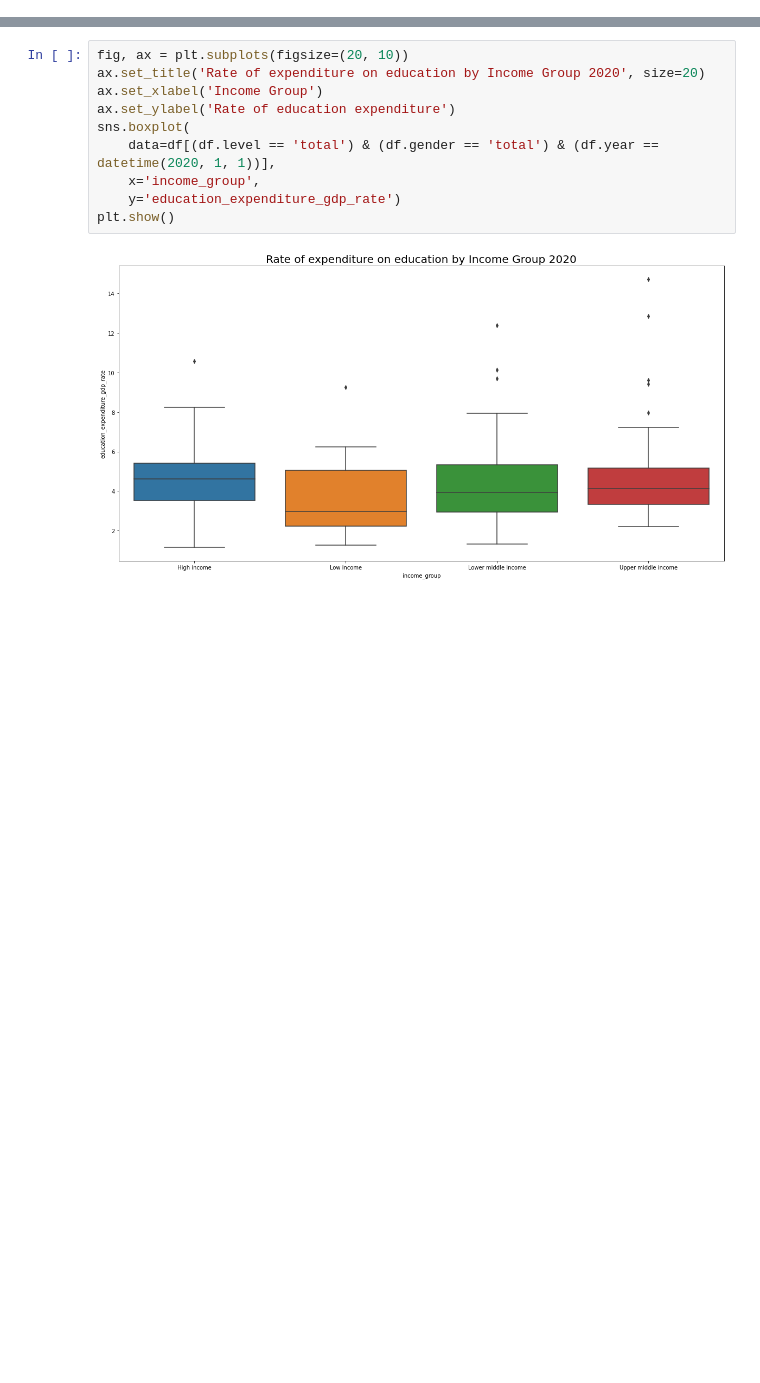
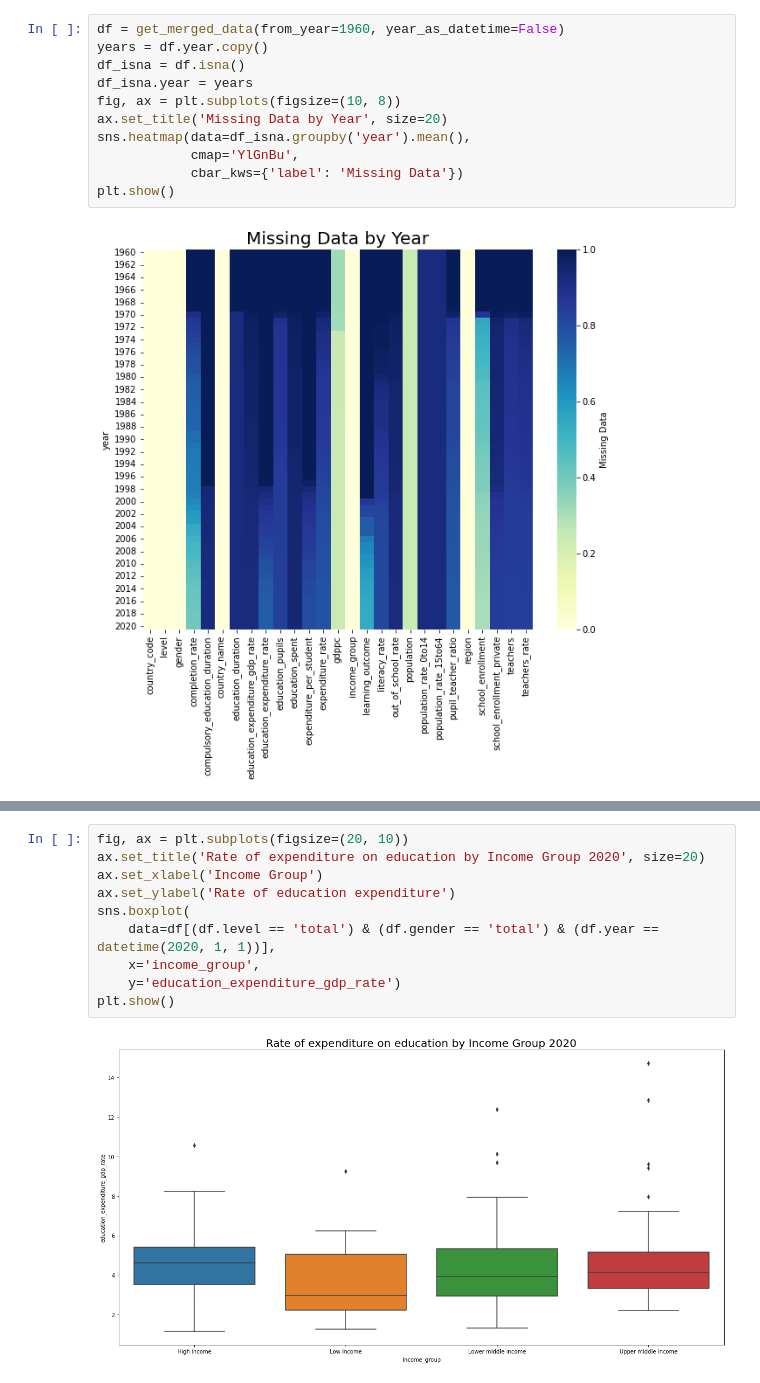
Before and after one commit to MarkusKiesel93/VisualDS_education_dashboard, a Jupyter notebook: profile.ipynb, the cells around one changed output, grey strips where cells are left out. Cells and saved outputs as stored; diff of their text form; blank space fills up the shorter version.

```diff
--- a/profile.ipynb
+++ b/profile.ipynb
@@ -20,0 +17,13 @@ df.head()
+# %%
+df = get_merged_data(from_year=1960, year_as_datetime=False)
+years = df.year.copy()
+df_isna = df.isna()
+df_isna.year = years
+fig, ax = plt.subplots(figsize=(10, 8))
+ax.set_title('Missing Data by Year', size=20)
+sns.heatmap(data=df_isna.groupby('year').mean(),
+            cmap='YlGnBu',
+            cbar_kws={'label': 'Missing Data'})
+plt.show()
+# %% [output]
+[figure, added]
```
Also changed, not shown: parts of 13 cells of this notebook, 2 other files.
